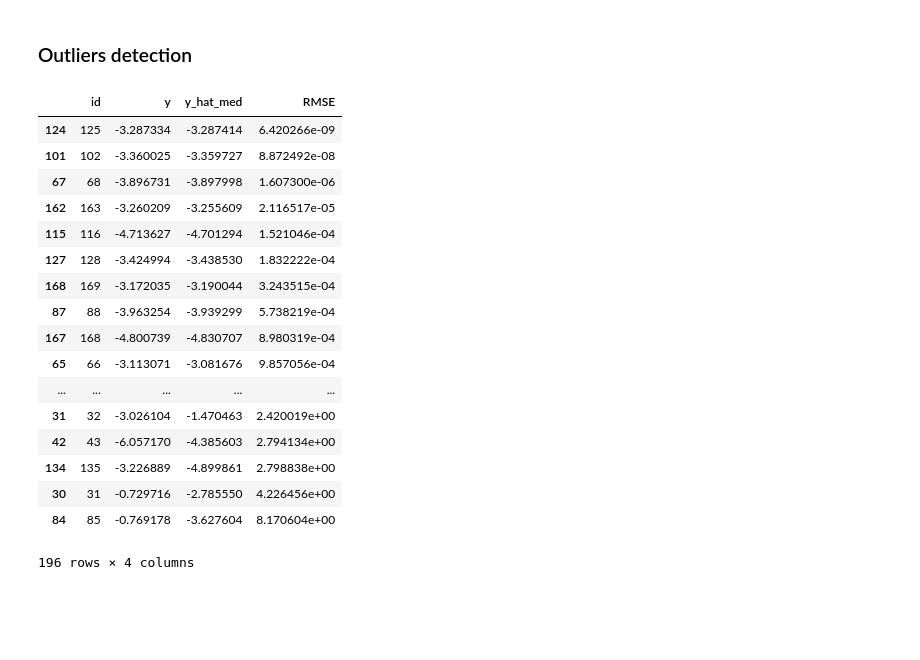
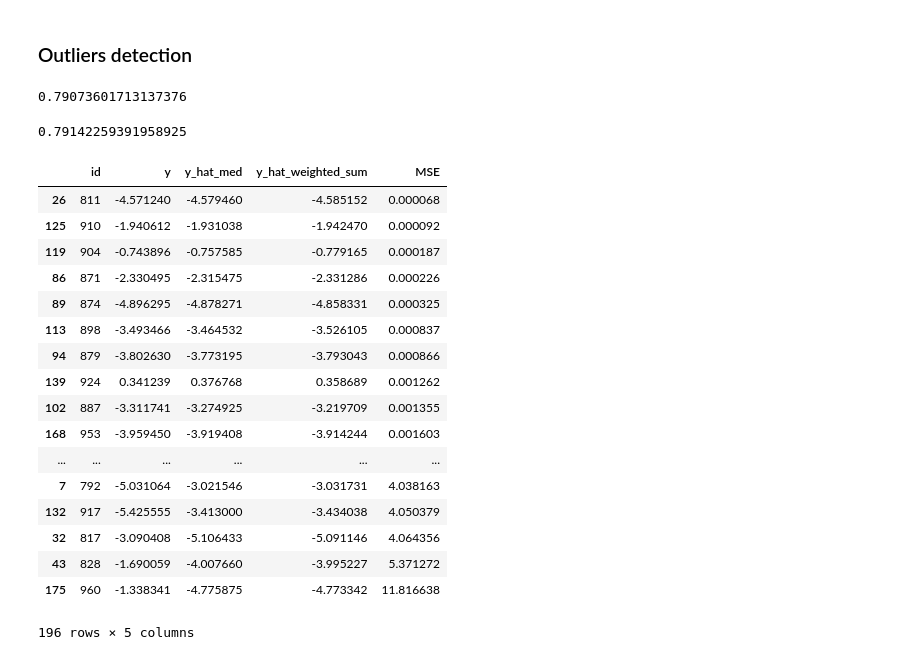
Before and after one commit to anthonyhu/aerosol-depth-prediction, a Jupyter notebook: Exploratory data analysis.ipynb, the cells around one changed output. Cells and saved outputs as stored; diff of their text form; code cells hidden in the pictures; blank space fills up the shorter version.

```diff
--- a/Exploratory data analysis.ipynb
+++ b/Exploratory data analysis.ipynb
@@ -189,8 +190,17 @@ train_copy, test_copy = load_data()
 # Parameters
 n_threads = -1
 random_seed = 22
+# %%
+kf = KFold(5)
+
+count = 0
+for train_idx, validation_idx in kf.split(train_copy):
+    count += 1
+    if (count==5):
+        train_index = train_idx
+        validation_index = validation_idx
 # %%
-train_fold, validation_fold = train_copy[19600:].copy(), train_copy[:19600].copy()
+train_fold, validation_fold = train_copy.loc[train_index], train_copy.loc[validation_index]
 # %%
 # Preprocessing
 cols_excl = ["id", "y"]
@@ -349,7 +358,5 @@ y_hat_df_copy = y_hat_df.copy()
 # %%
-from scipy.stats import norm
-
-def add_pdf(data):
+def pdf_weight(data):
     cols = list(data.columns)
     X = data.copy()
 
@@ -392,31 +378,38 @@ add_pdf(y_hat_df)
+# %%
+y_hat_df = pdf_weight(y_hat_df)
+y_hat_med = y_hat_df.groupby("id").median()["y_hat"].to_dict()
+y_hat_df["y_hat_med"] = y_hat_df["id"].map(y_hat_med).values
 # %% [markdown]
 ### Outliers detection
+# %%
+np.sqrt(mean_squared_error(y_hat_df["y_hat_med"], y_hat_df["y"]))
+# %% [output]
+0.79073601713137376
+# %%
+np.sqrt(mean_squared_error(y_hat_df["y_hat_weighted_sum"], y_hat_df["y"]))
+# %% [output]
+0.79142259391958925
 # %%
+y_summary = y_hat_df.groupby("id")[["y", "y_hat_med", "y_hat_weighted_sum"]].first().reset_index()
+y_summary["MSE"] = (y_summary["y"] - y_summary["y_hat_med"])**2
 
-y_hat_med = y_hat_df.groupby("id").median()["y_hat"].to_dict()
-y_hat_df["y_hat_med"] = y_hat_df["id"].map(y_hat_med).values
-RMSE = np.sqrt(mean_squared_error(y_hat_df["y_hat_med"], y_hat_df["y"]))
-
-y_summary = y_hat_df.groupby("id")[["y", "y_hat_med"]].first().reset_index()
-y_summary["RMSE"] = (y_summary["y"] - y_summary["y_hat_med"])**2
-
-y_summary.sort_values(by="RMSE")
+y_summary.sort_values(by="MSE")
 # %% [output]
-|  | id | y | y_hat_med | RMSE |
-| 124 | 125 | -3.287334 | -3.287414 | 6.420266e-09 |
-| 101 | 102 | -3.360025 | -3.359727 | 8.872492e-08 |
-| 67 | 68 | -3.896731 | -3.897998 | 1.607300e-06 |
-| 162 | 163 | -3.260209 | -3.255609 | 2.116517e-05 |
-| 115 | 116 | -4.713627 | -4.701294 | 1.521046e-04 |
-| 127 | 128 | -3.424994 | -3.438530 | 1.832222e-04 |
-| 168 | 169 | -3.172035 | -3.190044 | 3.243515e-04 |
-| 87 | 88 | -3.963254 | -3.939299 | 5.738219e-04 |
-| 167 | 168 | -4.800739 | -4.830707 | 8.980319e-04 |
-| 65 | 66 | -3.113071 | -3.081676 | 9.857056e-04 |
-| ... | ... | ... | ... | ... |
-| 31 | 32 | -3.026104 | -1.470463 | 2.420019e+00 |
-| 42 | 43 | -6.057170 | -4.385603 | 2.794134e+00 |
-| 134 | 135 | -3.226889 | -4.899861 | 2.798838e+00 |
-| 30 | 31 | -0.729716 | -2.785550 | 4.226456e+00 |
-| 84 | 85 | -0.769178 | -3.627604 | 8.170604e+00 |
+|  | id | y | y_hat_med | y_hat_weighted_sum | MSE |
+| 26 | 811 | -4.571240 | -4.579460 | -4.585152 | 0.000068 |
+| 125 | 910 | -1.940612 | -1.931038 | -1.942470 | 0.000092 |
+| 119 | 904 | -0.743896 | -0.757585 | -0.779165 | 0.000187 |
+| 86 | 871 | -2.330495 | -2.315475 | -2.331286 | 0.000226 |
+| 89 | 874 | -4.896295 | -4.878271 | -4.858331 | 0.000325 |
+| 113 | 898 | -3.493466 | -3.464532 | -3.526105 | 0.000837 |
+| 94 | 879 | -3.802630 | -3.773195 | -3.793043 | 0.000866 |
+| 139 | 924 | 0.341239 | 0.376768 | 0.358689 | 0.001262 |
+| 102 | 887 | -3.311741 | -3.274925 | -3.219709 | 0.001355 |
+| 168 | 953 | -3.959450 | -3.919408 | -3.914244 | 0.001603 |
+| ... | ... | ... | ... | ... | ... |
+| 7 | 792 | -5.031064 | -3.021546 | -3.031731 | 4.038163 |
+| 132 | 917 | -5.425555 | -3.413000 | -3.434038 | 4.050379 |
+| 32 | 817 | -3.090408 | -5.106433 | -5.091146 | 4.064356 |
+| 43 | 828 | -1.690059 | -4.007660 | -3.995227 | 5.371272 |
+| 175 | 960 | -1.338341 | -4.775875 | -4.773342 | 11.816638 |
-196 rows × 4 columns
+196 rows × 5 columns
```
Also changed, not shown: parts of 13 cells of this notebook, 5 other files.
